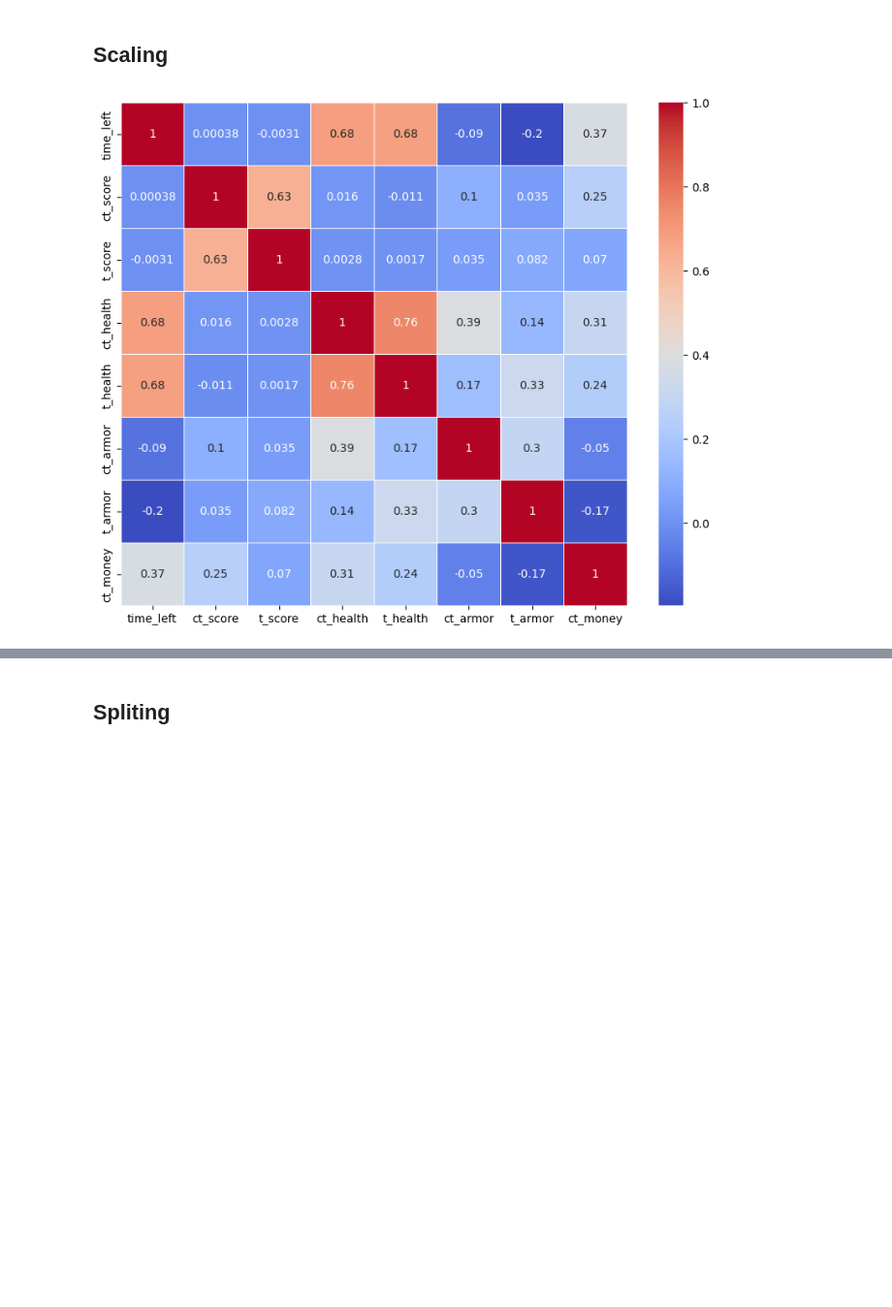
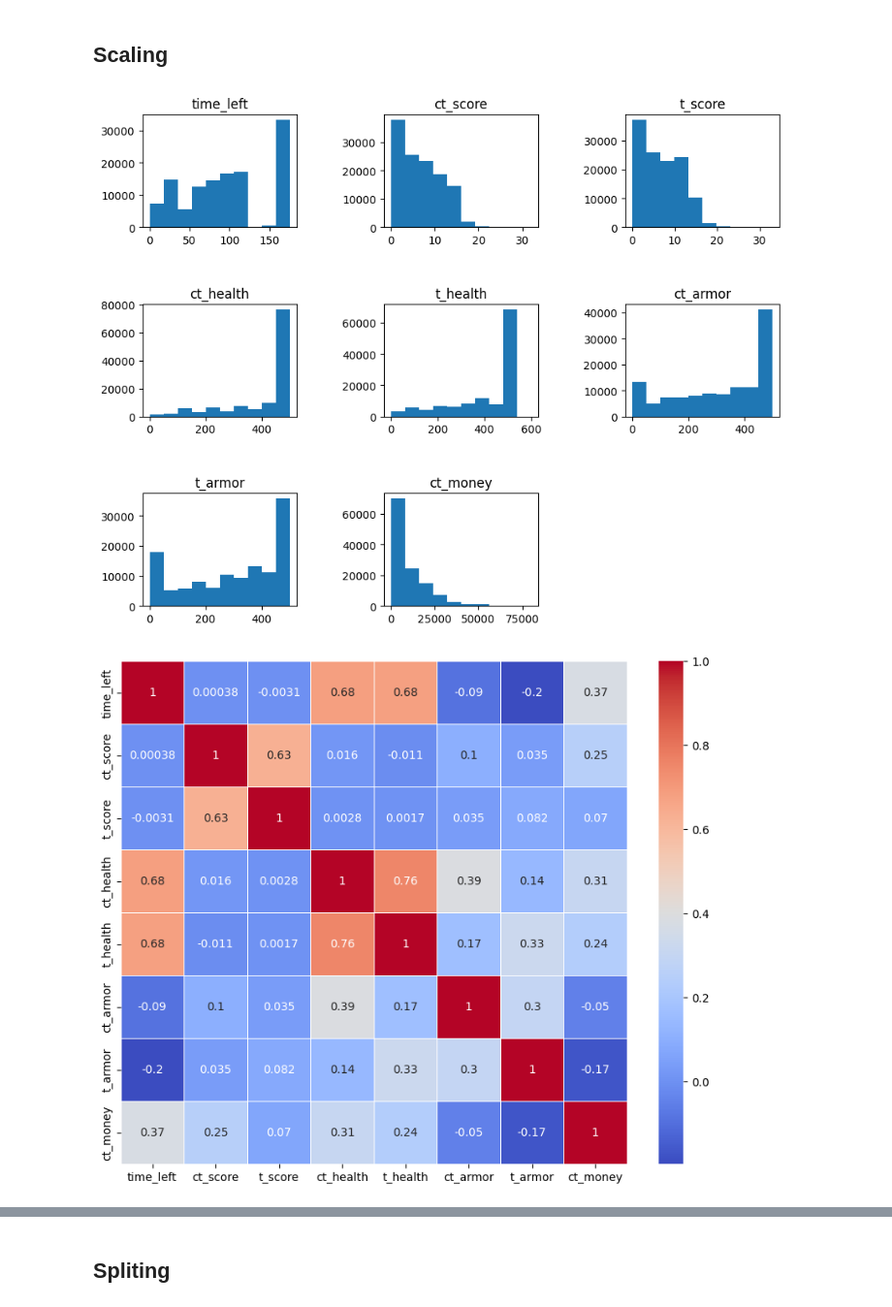
Before and after one commit to techLearner2000/Project_DS, a Jupyter notebook: code.ipynb, the cells around one changed output, grey strips where cells are left out. Shown: that part at 97% size. Saved outputs shown, nothing was run; the diff lists cells and outputs as text; code cells hidden in the pictures; blank space fills up the shorter version.

```diff
--- a/code.ipynb
+++ b/code.ipynb
@@ -18,7 +18,7 @@ from sklearn.preprocessing import scale
 # %% [markdown]
 # Read the dataset
 # %%
-df = pd.read_csv('/Users/minyan/Documents/stats780/Project_DS/csgo_round_snapshots.csv')
+df = pd.read_csv('./csgo_round_snapshots.csv')
 df.info()
 # %% [output]
 <class 'pandas.core.frame.DataFrame'>
@@ -78,26 +78,62 @@ df_selected = df_selected.drop('map', axis=1)
 # %%
 n = 10
 df_selected = df.iloc[:, list(range(n)) + [-1]]
 df_selected = df_selected.drop('map', axis=1)
 
+# print(df.columns)
+
+# All the data
+# df_all = df.drop(columns='map')
+# correlation_matrix=df_all.corr()
+# plt.figure(figsize=(100, 100))
+# sns.heatmap(correlation_matrix, annot=True, cmap='coolwarm', linewidths=.5)
+# plt.savefig("heatmap.png")
+# plt.show()
+
 X = df_selected.drop(['round_winner', 'bomb_planted'], axis=1)
 Y = df_selected['round_winner']
+
+# for col in X.columns:
+#     plt.figure()
+#     plt.hist(X[col])
+#     plt.title(col)
+#     plt.show()
+
+# Assuming X is your DataFrame
+num_rows, num_cols = 3, 3  # Specify the grid size
+fig, axs = plt.subplots(num_rows, num_cols, figsize=(10, 8))  # Adjust figsize as needed
+fig.tight_layout(pad=5.0)  # Adds padding between plots
+
+# Iterate over the DataFrame columns and plot
+for i, col in enumerate(X.columns):
+    row = i // num_cols
+    col_index = i % num_cols
+    axs[row, col_index].hist(X[col])
+    axs[row, col_index].set_title(col)
+
+# Hide the empty subplots
+for i in range(len(X.columns), num_rows * num_cols):
+    axs[i // num_cols, i % num_cols].axis('off')
+
+plt.savefig("all_data.png")
+plt.show()
 
 correlation_matrix = X.corr()
 plt.figure(figsize=(10, 8))
 sns.heatmap(correlation_matrix, annot=True, cmap='coolwarm', linewidths=.5)
 plt.savefig('corr.png')
 plt.show()
 
 from sklearn.preprocessing import StandardScaler
 std = StandardScaler()
 std.fit(X)
 X = pd.DataFrame(std.transform(X), columns=X.columns)
 X['bomb_planted'] = df_selected['bomb_planted']
 X.info()
 #X_pca = pd.DataFrame(scale(df_selected), index=df_selected.index, columns=df_selected.columns)
 # %% [output]
-[figure, old version]
+[figure, new version]
+[figure, added]
 <class 'pandas.core.frame.DataFrame'>
 RangeIndex: 122410 entries, 0 to 122409
 Data columns (total 9 columns):
```
Also changed, not shown: parts of 7 cells of this notebook, 6 other files.
